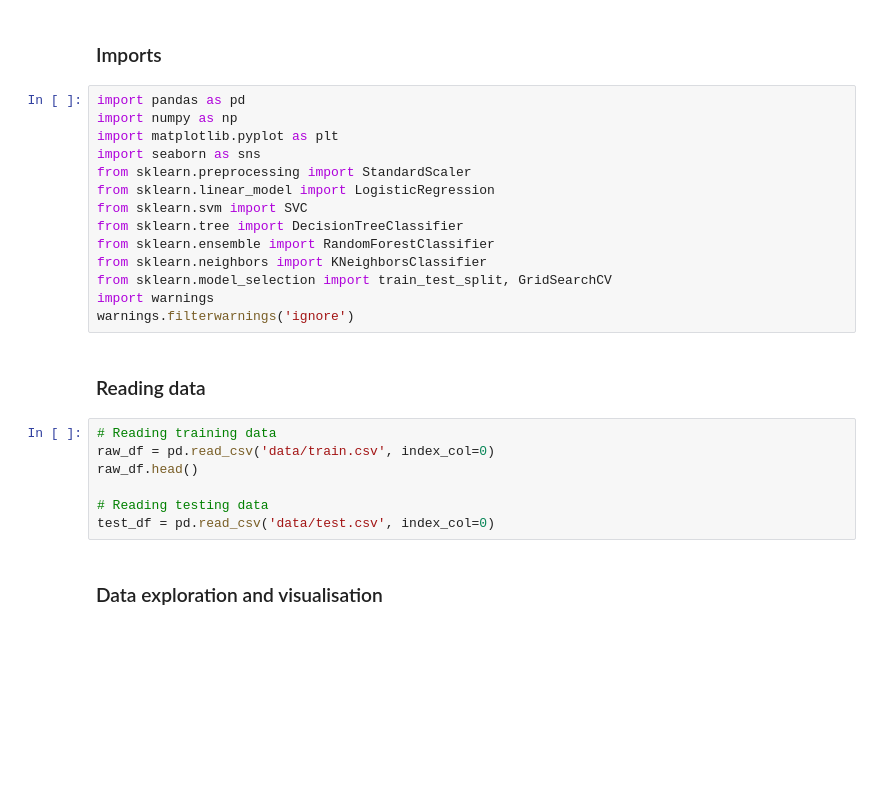
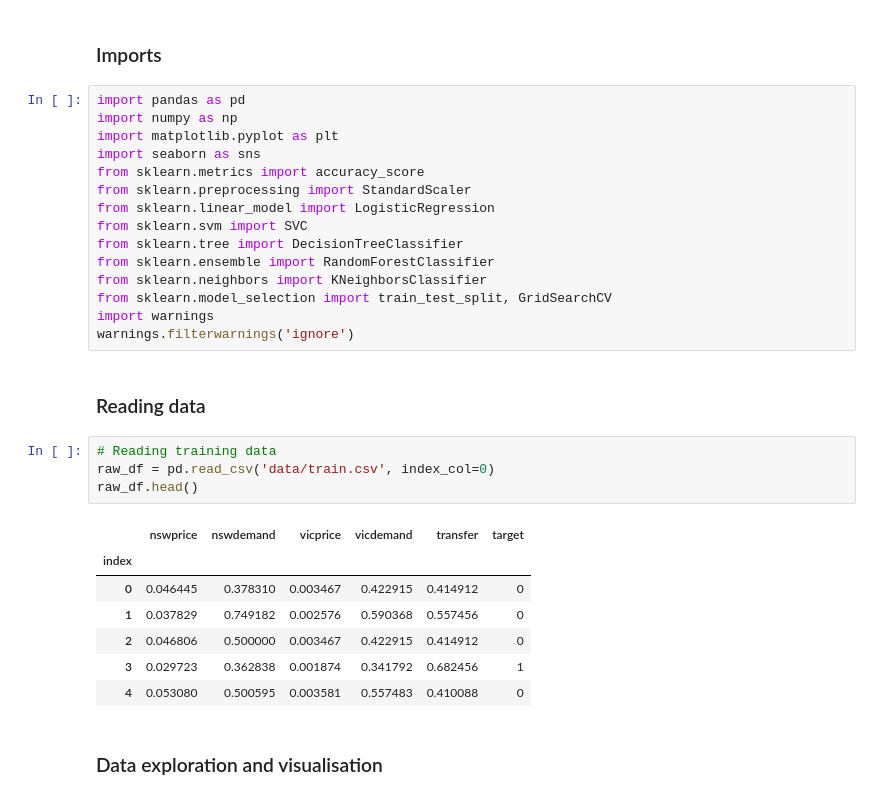
Before and after one commit to KristofferHemm/electricityprice, a Jupyter notebook: electricityprice.ipynb, the cells around one changed output. Cells and saved outputs as stored; diff of their text form; blank space fills up the shorter version.

```diff
--- a/electricityprice.ipynb
+++ b/electricityprice.ipynb
@@ -12,6 +12,7 @@ import pandas as pd
 import numpy as np
 import matplotlib.pyplot as plt
 import seaborn as sns
+from sklearn.metrics import accuracy_score
 from sklearn.preprocessing import StandardScaler
 from sklearn.linear_model import LogisticRegression
 from sklearn.svm import SVC
@@ -26,10 +27,15 @@ warnings.filterwarnings('ignore')
 # %%
 # Reading training data
 raw_df = pd.read_csv('data/train.csv', index_col=0)
 raw_df.head()
-
-# Reading testing data
-test_df = pd.read_csv('data/test.csv', index_col=0)
+# %% [output]
+|  | nswprice | nswdemand | vicprice | vicdemand | transfer | target |
+| index |  |  |  |  |  |  |
+| 0 | 0.046445 | 0.378310 | 0.003467 | 0.422915 | 0.414912 | 0 |
+| 1 | 0.037829 | 0.749182 | 0.002576 | 0.590368 | 0.557456 | 0 |
+| 2 | 0.046806 | 0.500000 | 0.003467 | 0.422915 | 0.414912 | 0 |
+| 3 | 0.029723 | 0.362838 | 0.001874 | 0.341792 | 0.682456 | 1 |
+| 4 | 0.053080 | 0.500595 | 0.003581 | 0.557483 | 0.410088 | 0 |
 # %% [markdown]
 ### Data exploration and visualisation
 # %% [markdown]
```
Also changed, not shown: parts of 10 cells of this notebook.
